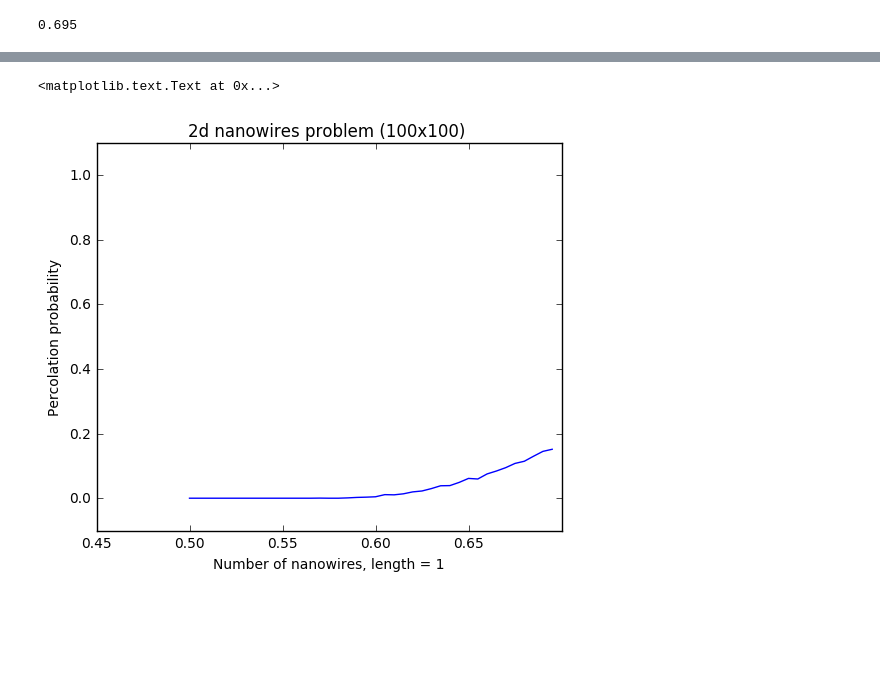
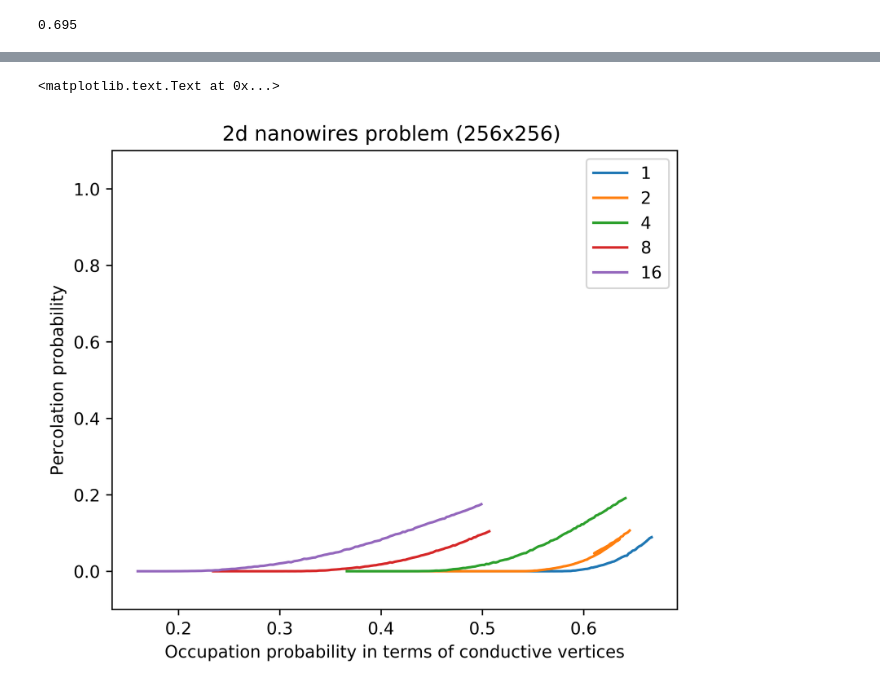
Before and after one commit to dalerxli/percolation, a Jupyter notebook: 400^3 graph.ipynb, the cells around one changed output, grey strips where cells are left out. Cells and saved outputs as stored; diff of their text form; code cells hidden in the pictures; blank space fills up the shorter version.

```diff
--- a/400^3 graph.ipynb
+++ b/400^3 graph.ipynb
@@ -12,10 +17,16 @@ pf = open("first_test.txt")
 # %%
 occ  = []
 prob = []
-for i,line in enumerate(pf):
-    r = list(map(float, line.split('\t')))
-    occ.append( r[0] )
-    prob.append( r[1] )
+real_occ = []
+for i,f in enumerate(files):
+    occ.append([])
+    prob.append([])
+    real_occ.append([])
+    for line in f:
+        r = list(map(float, line.split('\t')))
+        occ[i].append( r[0] )
+        prob[i].append( r[1] )
+        real_occ[i].append( r[2])
 # %%
 nprob = np.array(prob)
 # %%
@@ -24,3 +35,19 @@ closest = np.argmin(abs(nprob-0.5))
 print(occ[closest])
 # %% [output]
 0.695
+# %%
+title_3d = "3d vortices problem (400x400x400 simulation)"
+title_2d = "2d nanowires problem (256x256) "
+xlabel_3d = 'Density of conductive vortices'
+xlabel_2d = r'Occupation probability as $\frac{N \cdot E}{ 256 \cdot 256}$'
+fig, ax = plt.subplots(1,1, figsize=(6,5), sharey=True, dpi =600)
+ax.set_title(title_2d);
+for i in range(len(E)):
+    ax.plot(occ[i], prob[i] ,label = str(E[i]))
+#ax.plot(tlist, oldoutput.expect[1+idx], label="Transmon %i state"%idx)
+#ax.plot(tlist, 0.2+ 0.1*time_c_func(a=a,b=b,st=st,t=tlist,w=Eq,phase1=phase1,phase2=phase2,a2=a2,b2=b2),label="pulse (not exact)")
+ax.set_ylim(-0.1,1.1)
+ax.legend()
+ax.set_xlabel(xlabel_2d)
+
+ax.set_ylabel('Percolation probability')
@@ -27,18 +57,19 @@ print(occ[closest])
 # %%
 title_3d = "3d vortices problem (400x400x400 simulation)"
-title_2d = "2d nanowires problem (100x100) "
+title_2d = "2d nanowires problem (256x256) "
 xlabel_3d = 'Density of conductive vortices'
-xlabel_2d = 'Number of nanowires, length = 1'
+xlabel_2d = 'Occupation probability in terms of conductive vertices'
 fig, ax = plt.subplots(1,1, figsize=(6,5), sharey=True, dpi =600)
 ax.set_title(title_2d);
-ax.plot(occ[:], prob[:] )
+for i in range(len(E)):
+    ax.plot(real_occ[i], prob[i] ,label = str(E[i]))
 #ax.plot(tlist, oldoutput.expect[1+idx], label="Transmon %i state"%idx)
 #ax.plot(tlist, 0.2+ 0.1*time_c_func(a=a,b=b,st=st,t=tlist,w=Eq,phase1=phase1,phase2=phase2,a2=a2,b2=b2),label="pulse (not exact)")
 ax.set_ylim(-0.1,1.1)
-
+ax.legend()
 ax.set_xlabel(xlabel_2d)
 
 ax.set_ylabel('Percolation probability')
 # %% [output]
 <matplotlib.text.Text at 0x...>
-[figure, old version]
+[figure, new version]
```
Also changed, not shown: parts of 3 cells of this notebook, 8 other files.
